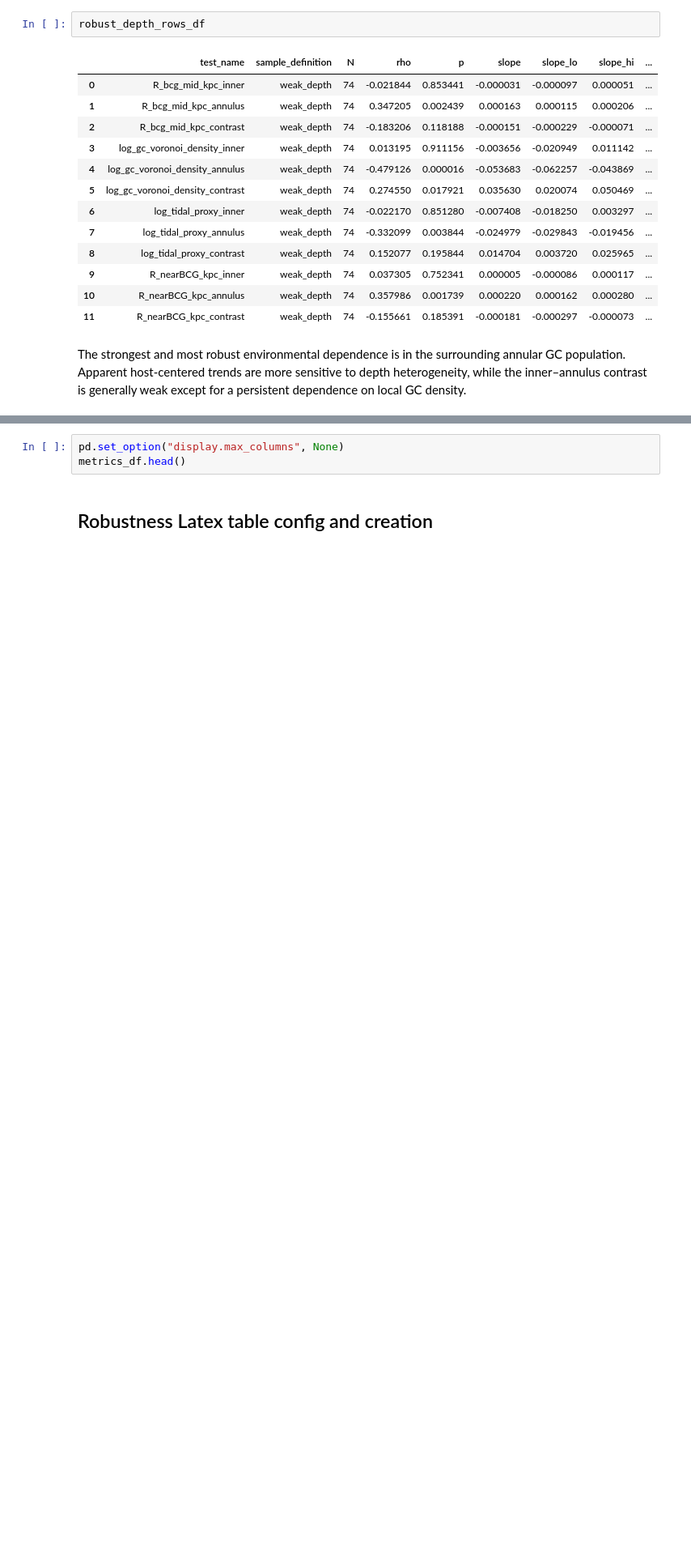
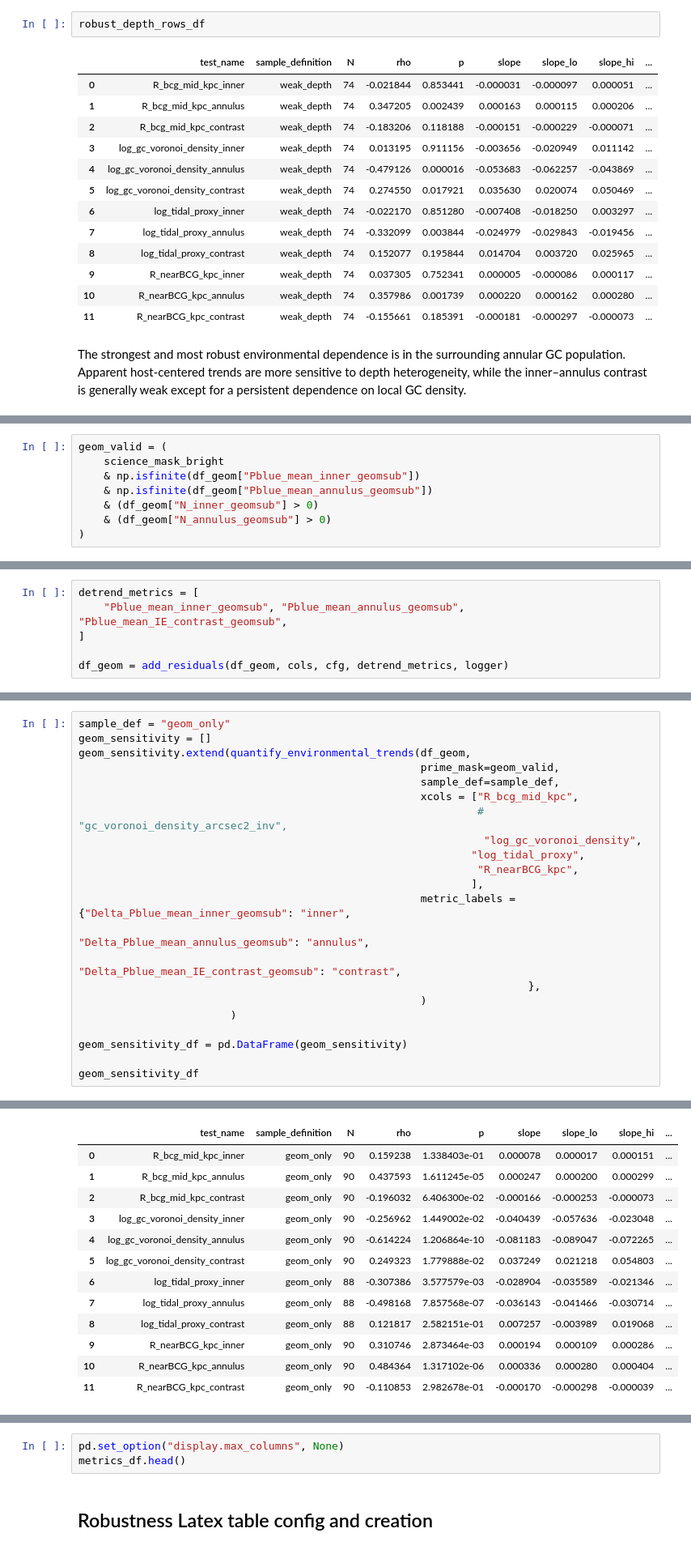
Before and after one commit to Pommers/Coma-GCS-colors, a Jupyter notebook: Paper3_color_metrics_referee_revised.ipynb, the cells around one changed output, grey strips where cells are left out. Shown at 81% size. Cells and saved outputs as stored; diff of their text form; blank space fills up the shorter version.

Commit message:
Robustness latex table updated

```diff
--- a/Paper3_color_metrics_referee_revised.ipynb
+++ b/Paper3_color_metrics_referee_revised.ipynb
@@ -5298,0 +5428,8 @@ The strongest and most robust environmental dependence is in the surrounding ann
+# %%
+geom_valid = (
+    science_mask_bright
+    & np.isfinite(df_geom["Pblue_mean_inner_geomsub"])
+    & np.isfinite(df_geom["Pblue_mean_annulus_geomsub"])
+    & (df_geom["N_inner_geomsub"] > 0)
+    & (df_geom["N_annulus_geomsub"] > 0)
+)
@@ -5298,0 +5438,6 @@ The strongest and most robust environmental dependence is in the surrounding ann
+# %%
+detrend_metrics = [
+    "Pblue_mean_inner_geomsub", "Pblue_mean_annulus_geomsub", "Pblue_mean_IE_contrast_geomsub",
+]
+
+df_geom = add_residuals(df_geom, cols, cfg, detrend_metrics, logger)
@@ -5298,0 +5446,23 @@ The strongest and most robust environmental dependence is in the surrounding ann
+# %%
+sample_def = "geom_only"
+geom_sensitivity = []
+geom_sensitivity.extend(quantify_environmental_trends(df_geom,
+                                                      prime_mask=geom_valid,
+                                                      sample_def=sample_def,
+                                                      xcols = ["R_bcg_mid_kpc",
+                                                               # "gc_voronoi_density_arcsec2_inv",
+                                                                "log_gc_voronoi_density",
+                                                              "log_tidal_proxy",
+                                                               "R_nearBCG_kpc",
+                                                              ],
+                                                      metric_labels = {"Delta_Pblue_mean_inner_geomsub": "inner",
+                                                                       "Delta_Pblue_mean_annulus_geomsub": "annulus",
+                                                                       "Delta_Pblue_mean_IE_contrast_geomsub": "contrast",
+                                                                       },
+                                                      )
+                        )
+
+geom_sensitivity_df = pd.DataFrame(geom_sensitivity)
+
+geom_sensitivity_df
+# %% [output]
@@ -5298,0 +5486,13 @@ The strongest and most robust environmental dependence is in the surrounding ann
+|  | test_name | sample_definition | N | rho | p | slope | slope_lo | slope_hi | ... |
+| 0 | R_bcg_mid_kpc_inner | geom_only | 90 | 0.159238 | 1.338403e-01 | 0.000078 | 0.000017 | 0.000151 | ... |
+| 1 | R_bcg_mid_kpc_annulus | geom_only | 90 | 0.437593 | 1.611245e-05 | 0.000247 | 0.000200 | 0.000299 | ... |
+| 2 | R_bcg_mid_kpc_contrast | geom_only | 90 | -0.196032 | 6.406300e-02 | -0.000166 | -0.000253 | -0.000073 | ... |
+| 3 | log_gc_voronoi_density_inner | geom_only | 90 | -0.256962 | 1.449002e-02 | -0.040439 | -0.057636 | -0.023048 | ... |
+| 4 | log_gc_voronoi_density_annulus | geom_only | 90 | -0.614224 | 1.206864e-10 | -0.081183 | -0.089047 | -0.072265 | ... |
+| 5 | log_gc_voronoi_density_contrast | geom_only | 90 | 0.249323 | 1.779888e-02 | 0.037249 | 0.021218 | 0.054803 | ... |
+| 6 | log_tidal_proxy_inner | geom_only | 88 | -0.307386 | 3.577579e-03 | -0.028904 | -0.035589 | -0.021346 | ... |
+| 7 | log_tidal_proxy_annulus | geom_only | 88 | -0.498168 | 7.857568e-07 | -0.036143 | -0.041466 | -0.030714 | ... |
+| 8 | log_tidal_proxy_contrast | geom_only | 88 | 0.121817 | 2.582151e-01 | 0.007257 | -0.003989 | 0.019068 | ... |
+| 9 | R_nearBCG_kpc_inner | geom_only | 90 | 0.310746 | 2.873464e-03 | 0.000194 | 0.000109 | 0.000286 | ... |
+| 10 | R_nearBCG_kpc_annulus | geom_only | 90 | 0.484364 | 1.317102e-06 | 0.000336 | 0.000280 | 0.000404 | ... |
+| 11 | R_nearBCG_kpc_contrast | geom_only | 90 | -0.110853 | 2.982678e-01 | -0.000170 | -0.000298 | -0.000039 | ... |
```
Also changed, not shown: parts of 32 cells of this notebook, 2 other files.
